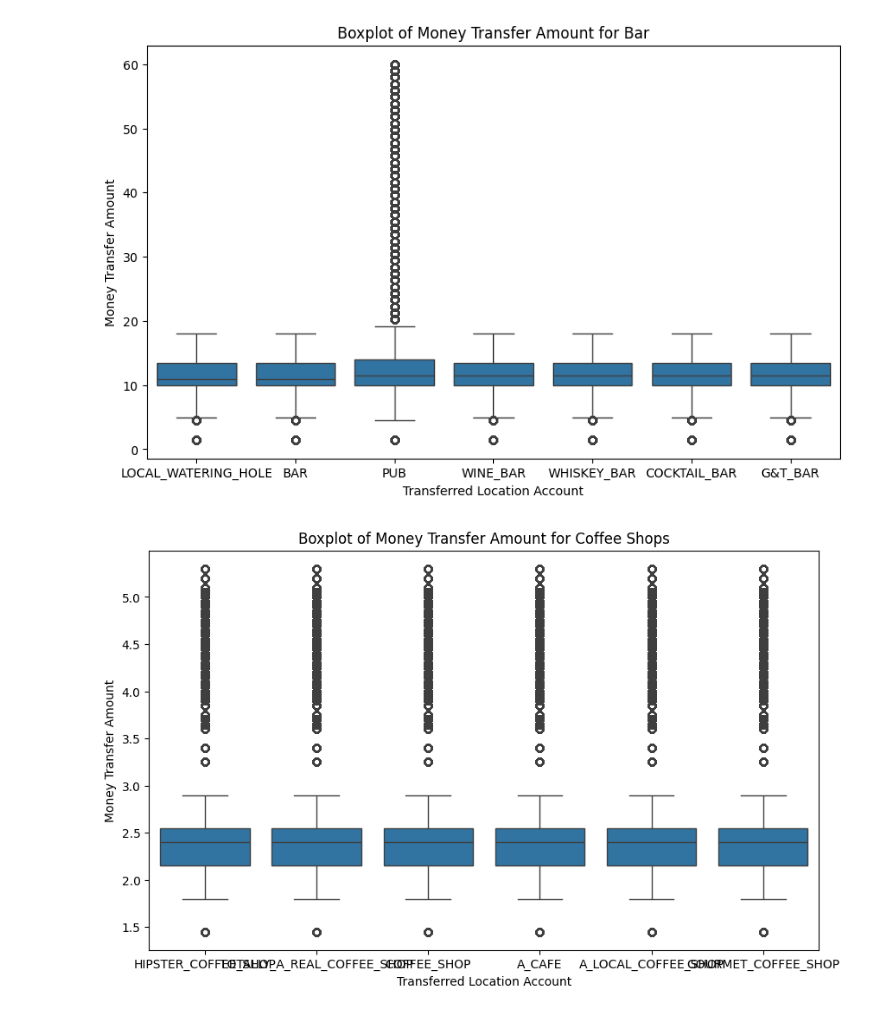
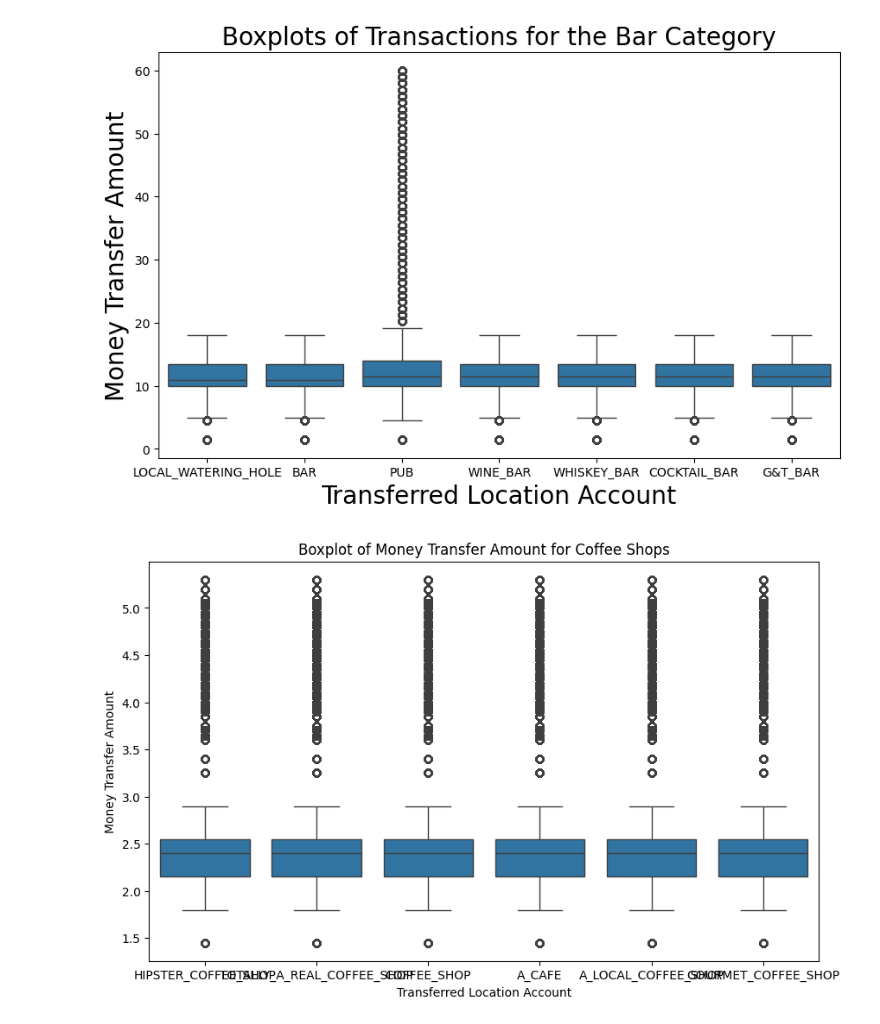
Before and after one commit to UoB-DSMP-2023-24/dsmp-2024-group-30, a Jupyter notebook: outliers.ipynb, the cells around one changed output. Saved outputs shown, nothing was run; the diff lists cells and outputs as text; code cells hidden in the pictures.

```diff
--- a/outliers.ipynb
+++ b/outliers.ipynb
@@ -22,17 +14,17 @@ df = df.rename(columns={"from_totally_fake_account": "AccountNumber", "monopoly_
 # %%
 # Filter the data for transactions with "TransferredLocationAccount" equals to Bar Category
 selected_accounts = ['PUB', 'BAR', 'WINE_BAR', 'WHISKEY_BAR', 'COCKTAIL_BAR', 'G&T_BAR', 'LOCAL_WATERING_HOLE']
 selected_transactions = df[df['TransferredLocationAccount'].isin(selected_accounts)]
 
 # Create a boxplot for the 'MoneyTransferAmount' column for transactions with the selected accounts
 plt.figure(figsize=(10, 6))
 sns.boxplot(data=selected_transactions, x='TransferredLocationAccount', y='MoneyTransferAmount')
-plt.title('Boxplot of Money Transfer Amount for Bar')
-plt.xlabel('Transferred Location Account')
-plt.ylabel('Money Transfer Amount')
+plt.title('Boxplots of Transactions for the Bar Category', fontsize=20)
+plt.xlabel('Transferred Location Account', fontsize=20)
+plt.ylabel('Money Transfer Amount', fontsize=20)
 plt.show()
 # %% [output]
-[figure, old version]
+[figure, new version]
 # %%
 # Filter the data for transactions with "TransferredLocationAccount" equals to Coffee Shop Category
 selected_accounts = ['TOTALLY_A_REAL_COFFEE_SHOP', 'COFFEE_SHOP', 'A_LOCAL_COFFEE_SHOP', 'A_CAFE', 'HIPSTER_COFFEE_SHOP', 'G&PRETENTIOUS_COFFEE_SHOP', 'GOURMET_COFFEE_SHOP']
```
Also changed, not shown: parts of 1 cell of this notebook, 7 other files.
